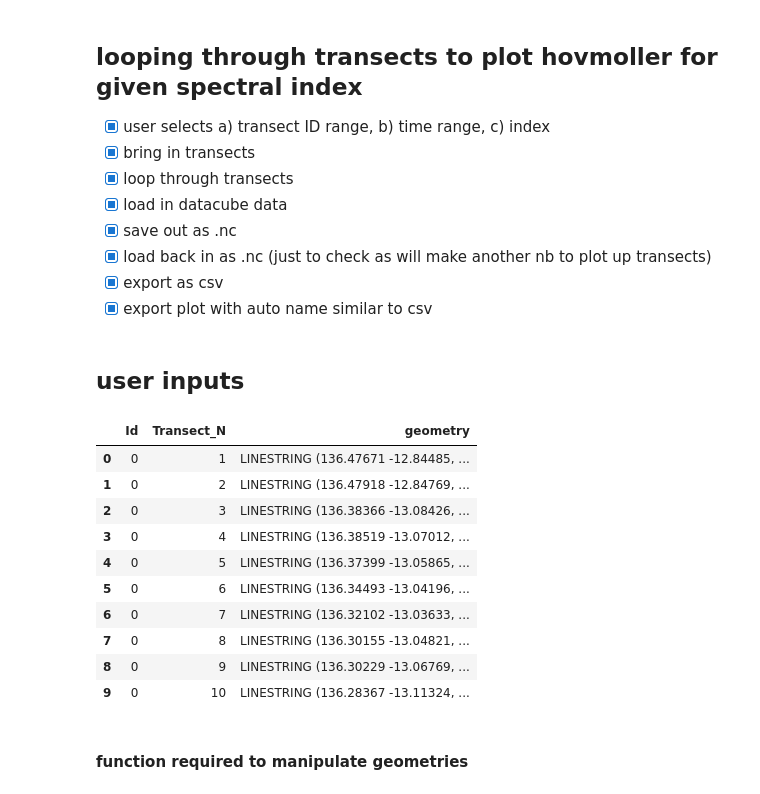
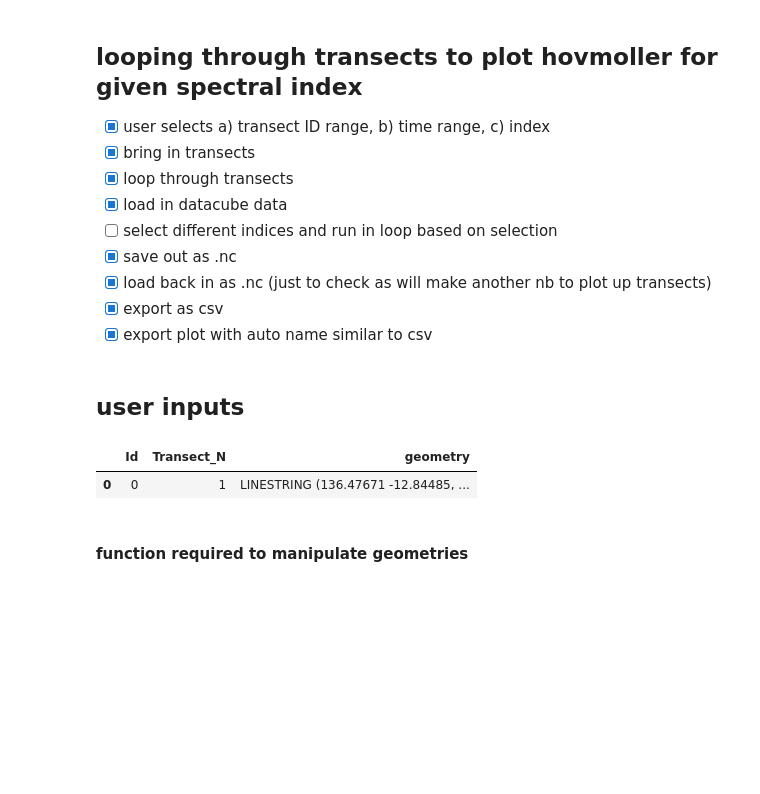
Before and after one commit to christopherowers/DP_KNP, a Jupyter notebook: Hovmoller_loop.ipynb, the cells around one changed output. Cells and saved outputs as stored; diff of their text form; code cells hidden in the pictures; blank space fills up the shorter version.

```diff
--- a/Hovmoller_loop.ipynb
+++ b/Hovmoller_loop.ipynb
@@ -4,6 +4,7 @@
 - [x] bring in transects
 - [x] loop through transects
 - [x] load in datacube data
+- [ ] select different indices and run in loop based on selection
 - [x] save out as .nc
 - [x] load back in as .nc (just to check as will make another nb to plot up transects)
 - [x] export as csv
@@ -36,31 +37,23 @@ from dea_tools.bandindices import calculate_indices
 # %%
 # location of transects file
 transects_file = './data/Transects.shp'
 transects = gpd.read_file(transects_file)
 
 # Define temporal range
 start_of_epoch = '1990-01-01'
 end_of_epoch =  '2020-12-31'
 query = {'time': (start_of_epoch, end_of_epoch)}
 
 # select index from https://docs.dea.ga.gov.au/notebooks/Tools/gen/dea_tools.bandindices/#dea_tools.bandindices.calculate_indices
-index_selection = 'NDVI'
+# TODO: code below only works for index = ['NDVI', 'MNDWI'] - this should be way better and allow for any index but ran out of time
+indices = ['NDVI', 'MNDWI']
 
 # select range of transects to run
-transects_selection = transects.loc[(transects['Transect_N'] >= 1) & (transects['Transect_N'] <= 10)]
+transects_selection = transects.loc[(transects['Transect_N'] >= 1) & (transects['Transect_N'] <= 1)]
 transects_selection
 # %% [output]
 |  | Id | Transect_N | geometry |
 | 0 | 0 | 1 | LINESTRING (136.47671 -12.84485, ... |
-| 1 | 0 | 2 | LINESTRING (136.47918 -12.84769, ... |
-| 2 | 0 | 3 | LINESTRING (136.38366 -13.08426, ... |
-| 3 | 0 | 4 | LINESTRING (136.38519 -13.07012, ... |
-| 4 | 0 | 5 | LINESTRING (136.37399 -13.05865, ... |
-| 5 | 0 | 6 | LINESTRING (136.34493 -13.04196, ... |
-| 6 | 0 | 7 | LINESTRING (136.32102 -13.03633, ... |
-| 7 | 0 | 8 | LINESTRING (136.30155 -13.04821, ... |
-| 8 | 0 | 9 | LINESTRING (136.30229 -13.06769, ... |
-| 9 | 0 | 10 | LINESTRING (136.28367 -13.11324, ... |
 # %% [markdown]
 #### function required to manipulate geometries
 # %%
```
Also changed, not shown: parts of 2 cells of this notebook.
